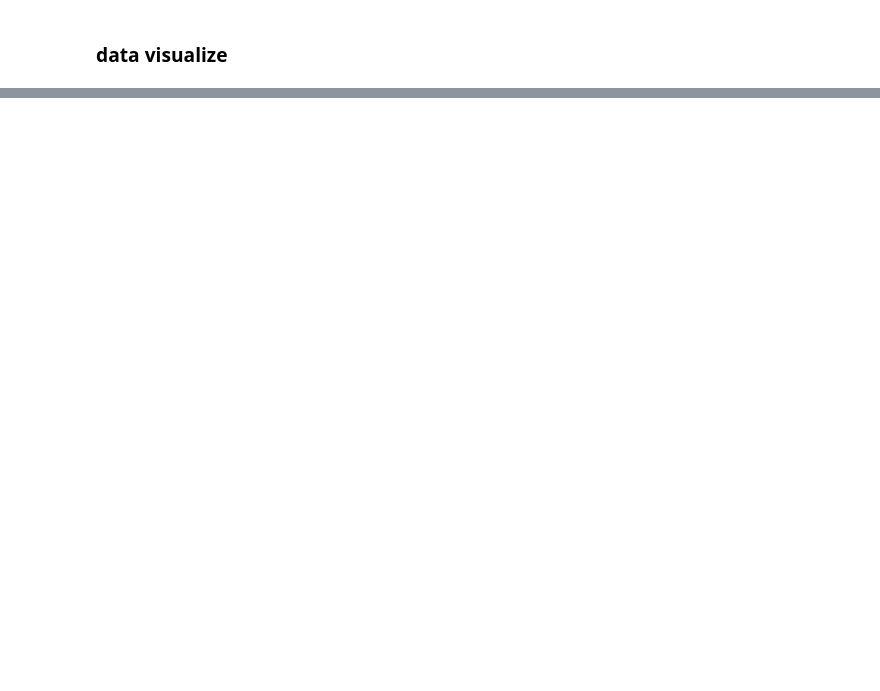
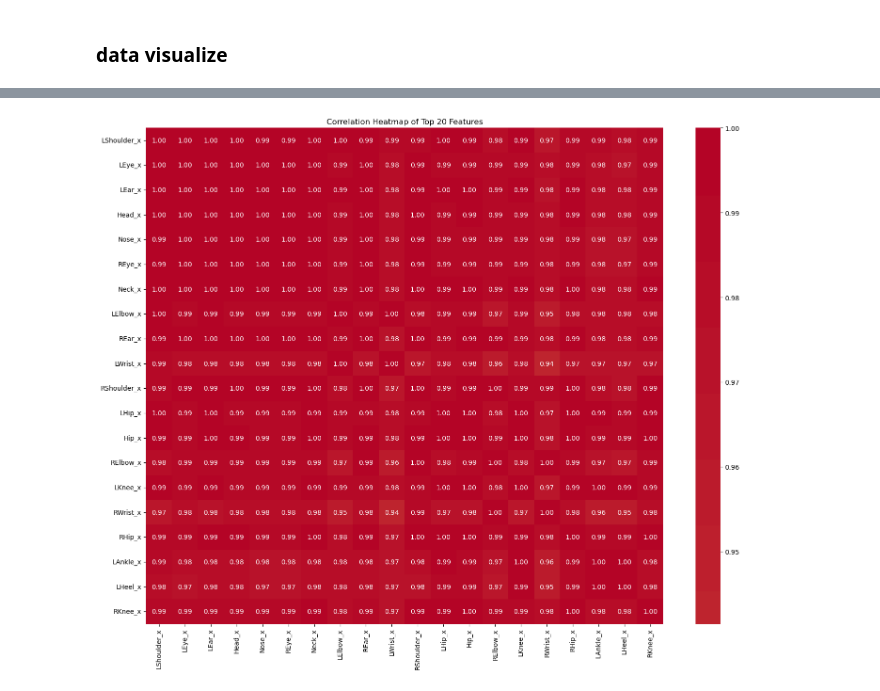
Before and after one commit to lastwater8725/figure_v2, a Jupyter notebook: figure/src/EDA.ipynb, the cells around one changed output, grey strips where cells are left out. Cells and saved outputs as stored; diff of their text form; code cells hidden in the pictures; blank space fills up the shorter version.

```diff
--- a/figure/src/EDA.ipynb
+++ b/figure/src/EDA.ipynb
@@ -74,0 +274,22 @@ import matplotlib.pyplot as plt
+# %%
+effect_size_summary = results_df['Effect Interpretation'].value_counts()
+print("\n=== Effect Size Classification Summary ===")
+print(effect_size_summary)
+
+print("\n=== Top 20 Variables by Effect Size ===")
+top_20 = results_df[['Feature', 'Effect Size (η²)', 'p-value', 'Effect Interpretation']].head(20)
+print(top_20)
+
+results_df['max_mean_diff'] = results_df.apply(lambda row: max([
+    abs(row['Jump_mean'] - row['Spin_mean']),
+    abs(row['Jump_mean'] - row['Step_mean']),
+    abs(row['Spin_mean'] - row['Step_mean'])
+]), axis=1)
+
+print("\n=== Top 20 Variables by Mean Difference Between Groups ===")
+mean_diff_top20 = results_df.sort_values('max_mean_diff', ascending=False)[
+    ['Feature', 'max_mean_diff', 'Effect Size (η²)', 'Effect Interpretation', 'p-value']
+].head(20)
+print(mean_diff_top20)
+
+results_df.to_csv('group_difference_analysis_results.csv', index=False)
@@ -74,0 +399,15 @@ import matplotlib.pyplot as plt
+# %%
+# 주요 특성 히트맵
+top_20_features = results_df.head(20)['Feature'].tolist()
+plt.figure(figsize=(15, 12))
+correlation_top20 = data[top_20_features].corr()
+sns.heatmap(correlation_top20,
+            cmap='coolwarm',
+            center=0,
+            annot=True,      # 상위 20개만 보므로 값을 표시
+            fmt='.2f')
+plt.title('Correlation Heatmap of Top 20 Features')
+plt.tight_layout()
+plt.show()
+# %% [output]
+[figure, added]
```
Also changed, not shown: parts of 33 cells of this notebook, 2 other files.
